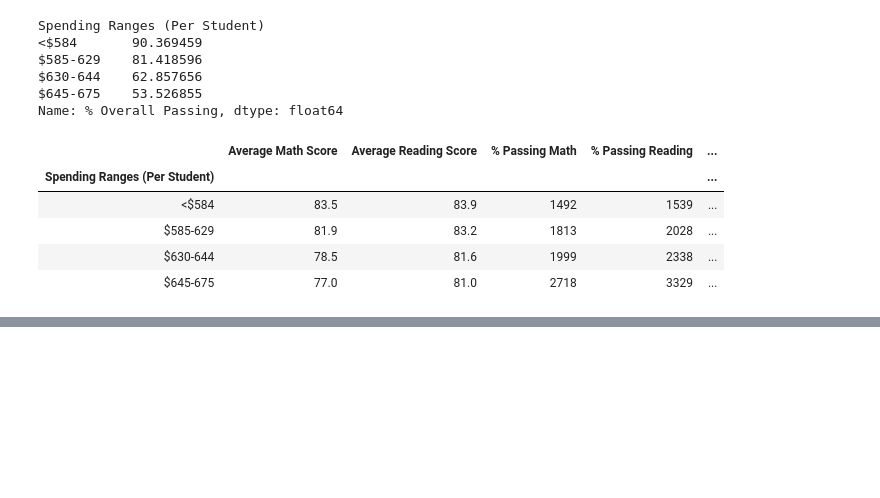
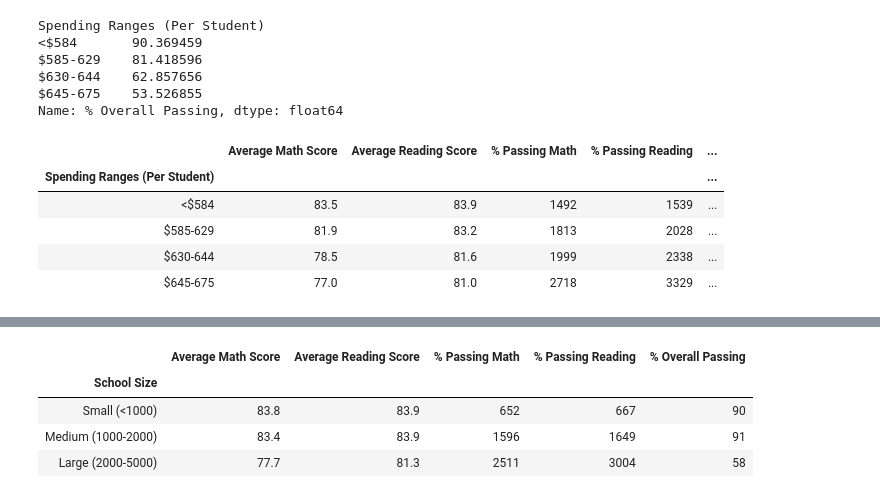
Before and after one commit to elizabethhwhitford/School_District_Analysis, a Jupyter notebook: PyCitySchools.ipynb, the cells around one changed output, grey strips where cells are left out. Drawn from its saved outputs; the diff is of its cells as text; code cells hidden in the pictures; blank space fills up the shorter version.

Commit message:
scores by school size.

```diff
--- a/PyCitySchools.ipynb
+++ b/PyCitySchools.ipynb
@@ -656,0 +669,30 @@ spending_summary_df
+# %%
+size_bins = [0, 1000, 2000, 5000]
+group_names = ["Small (<1000)", "Medium (1000-2000)", "Large (2000-5000)"]
+# %%
+per_school_summary_df["School Size"] = pd.cut(per_school_summary_df["Total Students"], size_bins, labels=group_names)
+# %%
+size_math_scores = per_school_summary_df.groupby(["School Size"]).mean()["Average Math Score"]
+size_reading_scores = per_school_summary_df.groupby(["School Size"]).mean()["Average Reading Score"]
+size_passing_math = per_school_summary_df.groupby(["School Size"]).mean()["% Passing Math"]
+size_passing_reading = per_school_summary_df.groupby(["School Size"]).mean()["% Passing Reading"]
+size_overall_passing = per_school_summary_df.groupby(["School Size"]).mean()["% Overall Passing"]
+# %%
+size_summary_df = pd.DataFrame({
+          "Average Math Score" : size_math_scores,
+          "Average Reading Score": size_reading_scores,
+          "% Passing Math": size_passing_math,
+          "% Passing Reading": size_passing_reading,
+          "% Overall Passing": size_overall_passing})
+size_summary_df["Average Math Score"] = size_summary_df["Average Math Score"].map("{:.1f}".format)
+size_summary_df["Average Reading Score"] = size_summary_df["Average Reading Score"].map("{:.1f}".format)
+size_summary_df["% Passing Math"] = size_summary_df["% Passing Math"].map("{:.0f}".format)
+size_summary_df["% Passing Reading"] = size_summary_df["% Passing Reading"].map("{:.0f}".format)
+size_summary_df["% Overall Passing"] = size_summary_df["% Overall Passing"].map("{:.0f}".format)
+size_summary_df
+# %% [output]
+|  | Average Math Score | Average Reading Score | % Passing Math | % Passing Reading | % Overall Passing |
+| School Size |  |  |  |  |  |
+| Small (<1000) | 83.8 | 83.9 | 652 | 667 | 90 |
+| Medium (1000-2000) | 83.4 | 83.9 | 1596 | 1649 | 91 |
+| Large (2000-5000) | 77.7 | 81.3 | 2511 | 3004 | 58 |
```
Also changed, not shown: parts of 1 cell of this notebook.
